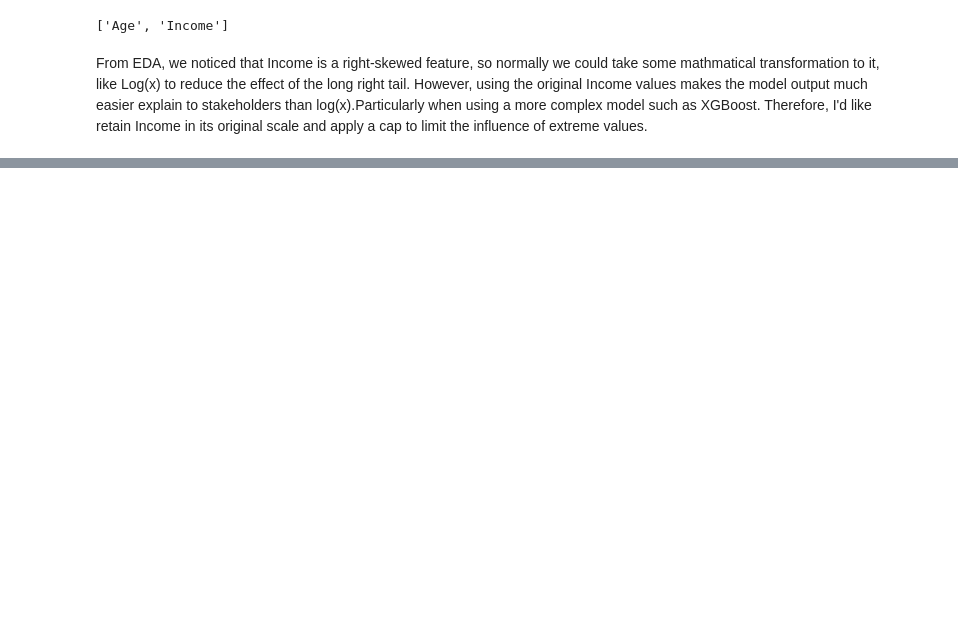
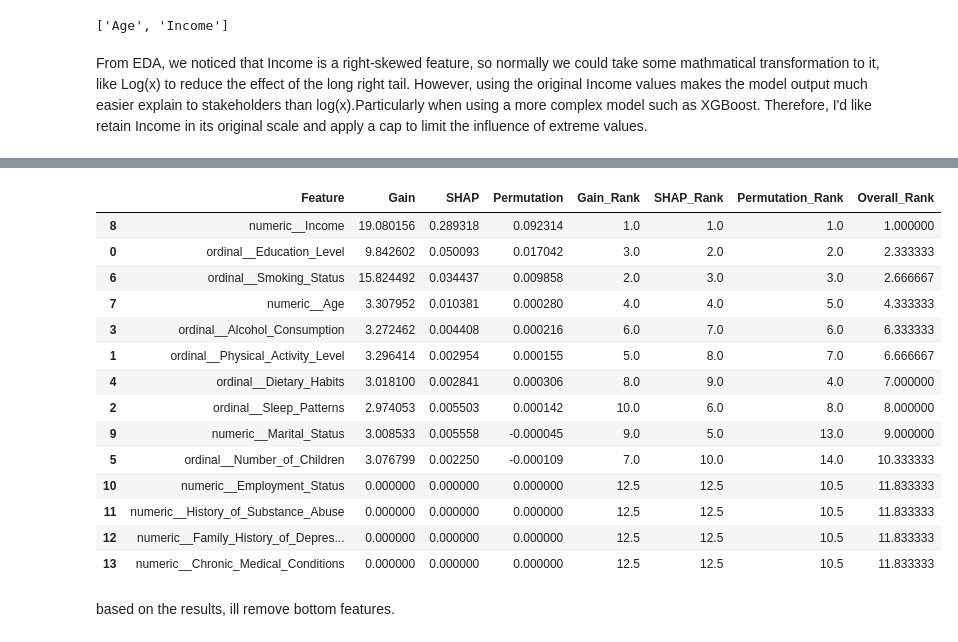
Before and after one commit to LunaJiang188/Mental-health-prediction, a Jupyter notebook: src/modelling.ipynb, the cells around one changed output, grey strips where cells are left out. Saved outputs shown, nothing was run; the diff lists cells and outputs as text; code cells hidden in the pictures; blank space fills up the shorter version.

Commit message:
adding feature importance

```diff
--- a/src/modelling.ipynb
+++ b/src/modelling.ipynb
@@ -146,0 +190,2 @@ X_test["Income"] = X_test["Income"].clip(upper=150000)
+# %%
+X_train_transformed = preprocessor.fit_transform(X_train)
@@ -146,0 +251,61 @@ X_test["Income"] = X_test["Income"].clip(upper=150000)
+# %%
+#Gain importance
+feature_list = preprocessor.get_feature_names_out()
+booster = xgb_model.get_booster()
+gain_importance = booster.get_score(importance_type="gain")
+gain_values = [
+    gain_importance.get(f"f{i}", 0)
+    for i in range(len(feature_list))
+]
+# %%
+#SHAP
+explainer = shap.TreeExplainer(xgb_model)
+shap_values = explainer.shap_values(X_val_transformed)
+shap_importance = np.abs(shap_values).mean(axis=0)
+# %%
+perm_result = permutation_importance(
+    xgb_model,
+    X_val_transformed,
+    y_val,
+    scoring="roc_auc"
+)
+
+permutation_values = perm_result.importances_mean
+# %%
+feature_importance = pd.DataFrame({
+    "Feature": feature_list,
+    "Gain": gain_values,
+    "SHAP": shap_importance,
+    "Permutation": permutation_values
+})
+
+feature_importance["Gain_Rank"] = feature_importance["Gain"].rank(ascending=False)
+feature_importance["SHAP_Rank"] = feature_importance["SHAP"].rank(ascending=False)
+feature_importance["Permutation_Rank"] = feature_importance["Permutation"].rank(ascending=False)
+
+feature_importance["Overall_Rank"] = (
+    feature_importance[
+        ["Gain_Rank", "SHAP_Rank", "Permutation_Rank"]
+    ].mean(axis=1)
+)
+
+feature_importance = feature_importance.sort_values("Overall_Rank", ascending=True)
+feature_importance
+# %% [output]
+|  | Feature | Gain | SHAP | Permutation | Gain_Rank | SHAP_Rank | Permutation_Rank | Overall_Rank |
+| 8 | numeric__Income | 19.080156 | 0.289318 | 0.092314 | 1.0 | 1.0 | 1.0 | 1.000000 |
+| 0 | ordinal__Education_Level | 9.842602 | 0.050093 | 0.017042 | 3.0 | 2.0 | 2.0 | 2.333333 |
+| 6 | ordinal__Smoking_Status | 15.824492 | 0.034437 | 0.009858 | 2.0 | 3.0 | 3.0 | 2.666667 |
+| 7 | numeric__Age | 3.307952 | 0.010381 | 0.000280 | 4.0 | 4.0 | 5.0 | 4.333333 |
+| 3 | ordinal__Alcohol_Consumption | 3.272462 | 0.004408 | 0.000216 | 6.0 | 7.0 | 6.0 | 6.333333 |
+| 1 | ordinal__Physical_Activity_Level | 3.296414 | 0.002954 | 0.000155 | 5.0 | 8.0 | 7.0 | 6.666667 |
+| 4 | ordinal__Dietary_Habits | 3.018100 | 0.002841 | 0.000306 | 8.0 | 9.0 | 4.0 | 7.000000 |
+| 2 | ordinal__Sleep_Patterns | 2.974053 | 0.005503 | 0.000142 | 10.0 | 6.0 | 8.0 | 8.000000 |
+| 9 | numeric__Marital_Status | 3.008533 | 0.005558 | -0.000045 | 9.0 | 5.0 | 13.0 | 9.000000 |
+| 5 | ordinal__Number_of_Children | 3.076799 | 0.002250 | -0.000109 | 7.0 | 10.0 | 14.0 | 10.333333 |
+| 10 | numeric__Employment_Status | 0.000000 | 0.000000 | 0.000000 | 12.5 | 12.5 | 10.5 | 11.833333 |
+| 11 | numeric__History_of_Substance_Abuse | 0.000000 | 0.000000 | 0.000000 | 12.5 | 12.5 | 10.5 | 11.833333 |
+| 12 | numeric__Family_History_of_Depres... | 0.000000 | 0.000000 | 0.000000 | 12.5 | 12.5 | 10.5 | 11.833333 |
+| 13 | numeric__Chronic_Medical_Conditions | 0.000000 | 0.000000 | 0.000000 | 12.5 | 12.5 | 10.5 | 11.833333 |
+# %% [markdown]
+based on the results, ill remove bottom features.
```
Also changed, not shown: parts of 19 cells of this notebook, 1 other file.
